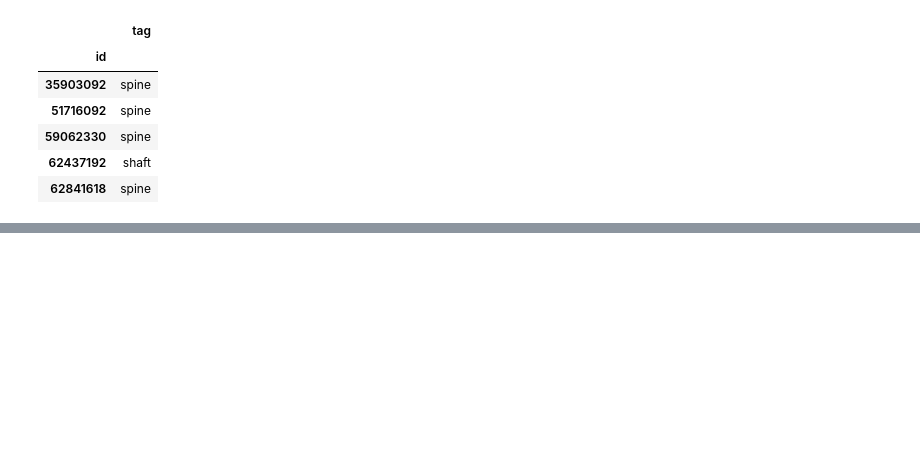
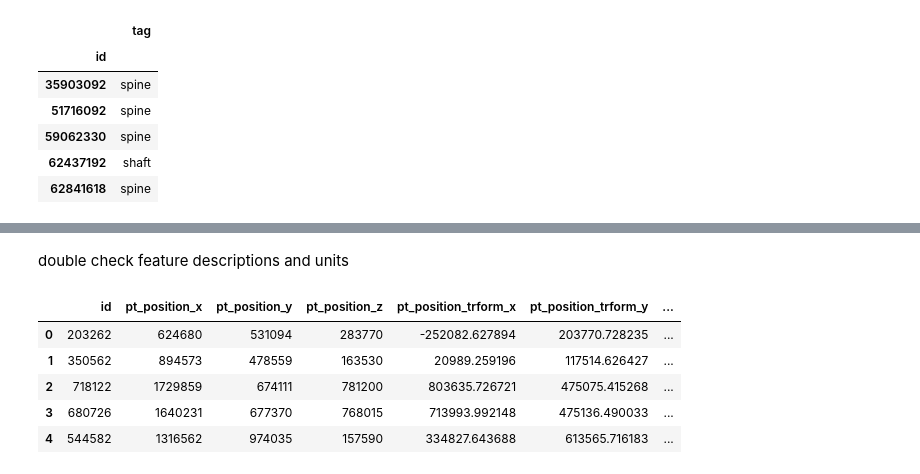
Before and after one commit to AllenInstitute/ConnectsCommonConnectivity, a Jupyter notebook: code/etl_v1dd_02_cave.ipynb, the cells around one changed output, grey strips where cells are left out. Drawn from its saved outputs; the diff is of its cells as text; code cells hidden in the pictures; blank space fills up the shorter version.

```diff
--- a/code/etl_v1dd_02_cave.ipynb
+++ b/code/etl_v1dd_02_cave.ipynb
@@ -158,0 +166,17 @@ soma_ct_df
+# %%
+# Quantify and remove ambiguous nucleus-id <-> pt_root_id mappings.
+# Two kinds of ambiguity break the assumed 1:1 nucleus(id) <-> segment(pt_root_id) mapping:
+#   (a) one id       -> multiple pt_root_ids
+#   (b) multiple ids -> one pt_root_id
+# Use unique (id, pt_root_id) pairs so duplicate rows introduced by the left-merge with
+# cell_type_df are not miscounted as mapping ambiguity.
+id_root_pairs = soma_ct_df[["id", "pt_root_id"]].drop_duplicates()
+
+root_ids_per_id = id_root_pairs.groupby("id")["pt_root_id"].nunique()
+ids_per_root_id = id_root_pairs.groupby("pt_root_id")["id"].nunique()
+
+ambiguous_ids = root_ids_per_id.index[root_ids_per_id > 1]
+ambiguous_root_ids = ids_per_root_id.index[ids_per_root_id > 1]
+
+print(f"ids mapping to >1 pt_root_id (one id -> many root_ids): {len(ambiguous_ids)}")
+print(f"pt_root_ids mapping to >1 id (many ids -> one root_id): {len(ambiguous_root_ids)}")
@@ -158,0 +186,11 @@ soma_ct_df
+# %%
+# Drop every row participating in either kind of ambiguity, keeping only clean 1:1 rows.
+ambiguous_mask = soma_ct_df["id"].isin(ambiguous_ids) | soma_ct_df[
+    "pt_root_id"
+].isin(ambiguous_root_ids)
+print(
+    f"rows dropped due to ambiguous mapping: {int(ambiguous_mask.sum())} / {len(soma_ct_df)}"
+)
+
+soma_ct_unique_df = soma_ct_df[~ambiguous_mask].reset_index(drop=True)
+print(f"soma_ct_unique_df rows: {len(soma_ct_unique_df)}")
@@ -294,0 +490,2 @@ syn_label_df.head()
+# %% [markdown]
+<span class="yynote">double check feature descriptions and units</span>
@@ -294,0 +495,9 @@ syn_label_df.head()
+# %%
+soma_ct_unique_df.head()
+# %% [output]
+|  | id | pt_position_x | pt_position_y | pt_position_z | pt_position_trform_x | pt_position_trform_y | ... |
+| 0 | 203262 | 624680 | 531094 | 283770 | -252082.627894 | 203770.728235 | ... |
+| 1 | 350562 | 894573 | 478559 | 163530 | 20989.259196 | 117514.626427 | ... |
+| 2 | 718122 | 1729859 | 674111 | 781200 | 803635.726721 | 475075.415268 | ... |
+| 3 | 680726 | 1640231 | 677370 | 768015 | 713993.992148 | 475136.490033 | ... |
+| 4 | 544582 | 1316562 | 974035 | 157590 | 334827.643688 | 613565.716183 | ... |
```
Also changed, not shown: parts of 32 cells of this notebook.
